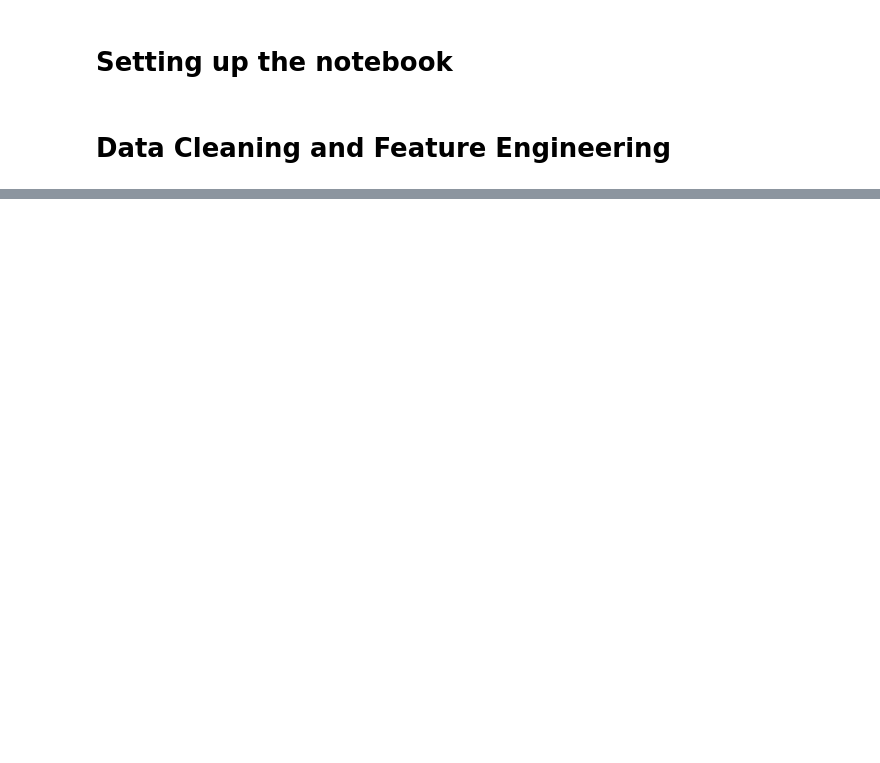
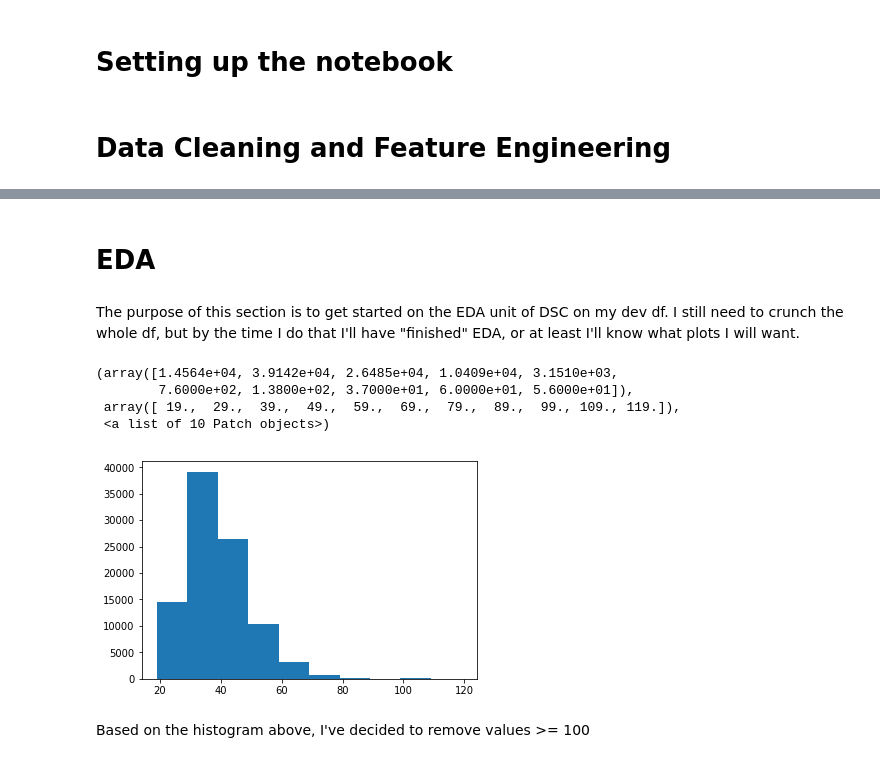
Before and after one commit to rileypredum/lyft_analysis, a Jupyter notebook: dev_df_data_cleaning.ipynb, the cells around one changed output, grey strips where cells are left out. Cells and saved outputs as stored; diff of their text form; code cells hidden in the pictures; blank space fills up the shorter version.

```diff
--- a/dev_df_data_cleaning.ipynb
+++ b/dev_df_data_cleaning.ipynb
@@ -96,3 +96,21 @@ dev_df_with_cost.head()
 | 6 | 8.0 | 2018-01-31 23:53:53.632 | 2018-02-01 00:01:26.805 | 0 | 110 | 37.763708 | ... |
 | 7 | 3.0 | 2018-01-31 23:52:09.903 | 2018-01-31 23:55:10.807 | 0 | 81 | 37.775880 | ... |
 | 8 | 17.0 | 2018-01-31 23:34:56.004 | 2018-01-31 23:51:32.674 | 0 | 134 | 37.752428 | ... |
+# %% [markdown]
+# EDA
+# %% [markdown]
+The purpose of this section is to get started on the EDA unit of DSC on my dev df. I still need to crunch the whole df, but by the time I do that I'll have "finished" EDA, or at least I'll know what plots I will want.
+# %%
+import matplotlib.pyplot as plt
+import seaborn as sns
+%matplotlib inline
+
+plt.hist(dev_df_with_cost['age']);
+# %% [output]
+(array([1.4564e+04, 3.9142e+04, 2.6485e+04, 1.0409e+04, 3.1510e+03,
+        7.6000e+02, 1.3800e+02, 3.7000e+01, 6.0000e+01, 5.6000e+01]),
+ array([ 19.,  29.,  39.,  49.,  59.,  69.,  79.,  89.,  99., 109., 119.]),
+ <a list of 10 Patch objects>)
+[figure, added]
+# %% [markdown]
+Based on the histogram above, I've decided to remove values >= 100
```
Also changed, not shown: parts of 8 cells of this notebook.
